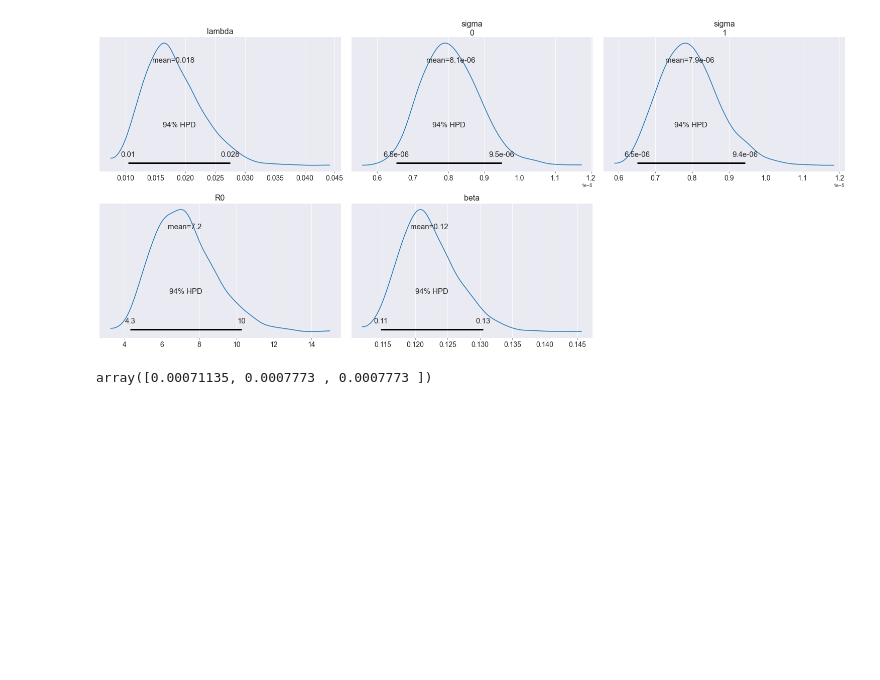
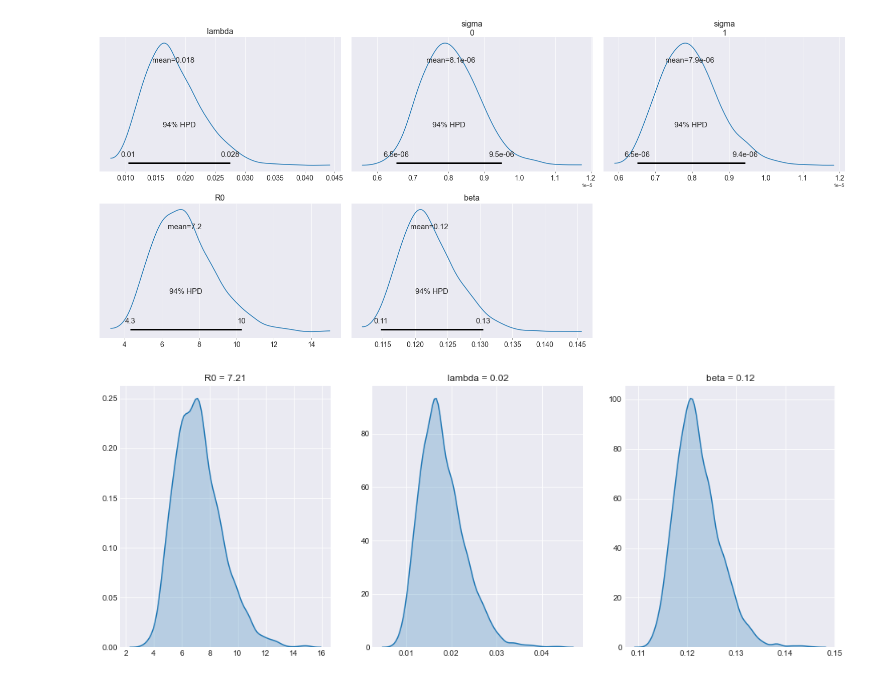
Before and after one commit to lindsay-fredrick/covid19, a Jupyter notebook: sir_model.ipynb, the cells around one changed output. Cells and saved outputs as stored; diff of their text form; code cells hidden in the pictures; blank space fills up the shorter version.

```diff
--- a/sir_model.ipynb
+++ b/sir_model.ipynb
@@ -580,7 +576,13 @@ array([<matplotlib.axes._subplots.AxesSubplot object at 0x...>,
        <matplotlib.axes._subplots.AxesSubplot object at 0x...>],
       dtype=object)
 [figure]
-# %%
-inf_test
-# %% [output]
-array([0.00071135, 0.0007773 , 0.0007773 ])
+# %%
+vars_list = ['R0', 'lambda', 'beta']
+fig, ax = plt.subplots(1, len(vars_list), figsize = (16,6))
+for idx, var in enumerate(vars_list):
+    plt.sca(ax[idx])
+    sns.kdeplot(trace[var], shade=True)
+    plt.title('{:s} = {:0.2f}'.format(var, np.mean(trace[var])))
+plt.show()
+# %% [output]
+[figure, added]
```
Also changed, not shown: parts of 4 cells of this notebook, 3 other files.
